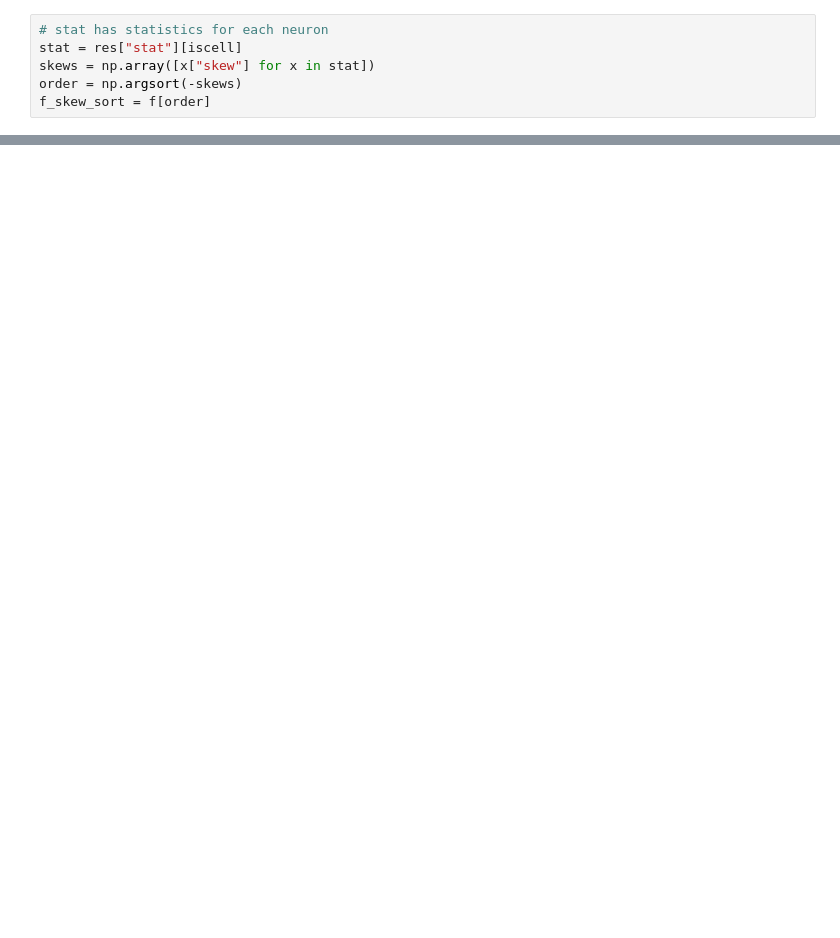
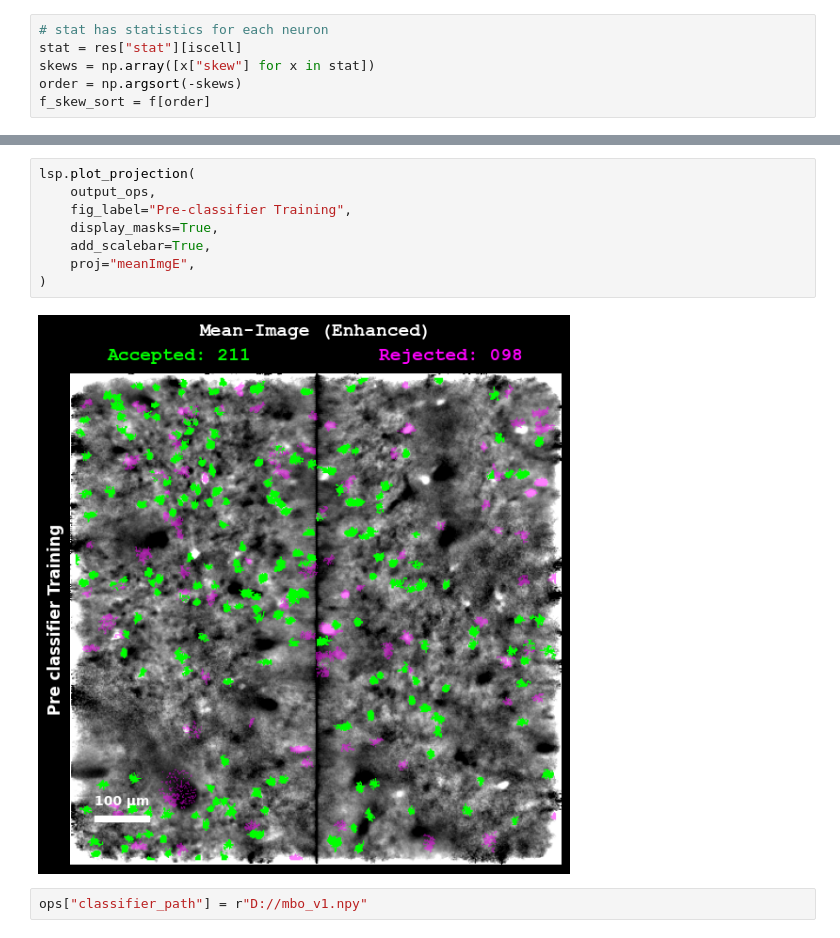
Before and after one commit to MillerBrainObservatory/LBM-Suite2p-Python, a Jupyter notebook: demos/notebooks/functional_detection.ipynb, the cells around one changed output, grey strips where cells are left out. Drawn from its saved outputs; the diff is of its cells as text; blank space fills up the shorter version.

```diff
--- a/demos/notebooks/functional_detection.ipynb
+++ b/demos/notebooks/functional_detection.ipynb
@@ -139,0 +132,12 @@ ops['anatomical_only']
+# %%
+lsp.plot_projection(
+    output_ops,
+    fig_label="Pre-classifier Training",
+    display_masks=True,
+    add_scalebar=True,
+    proj="meanImgE",
+)
+# %% [output]
+[figure, added]
+# %%
+ops["classifier_path"] = r"D://mbo_v1.npy"
```
Also changed, not shown: parts of 29 cells of this notebook.
